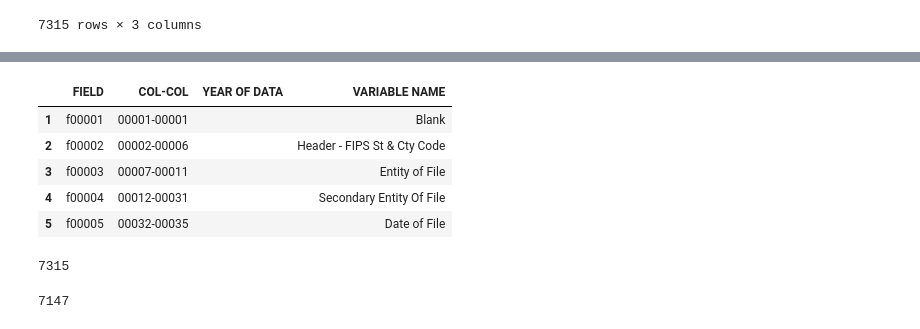
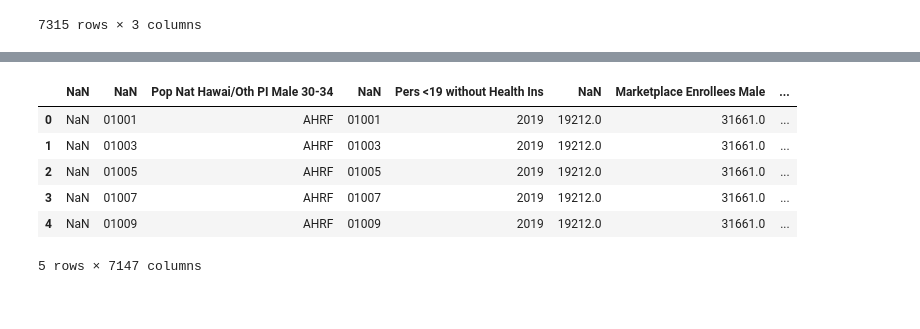
Before and after one commit to Agelf123/covid_predictions, a Jupyter notebook: code/aryeh/Covid Data Collection.ipynb, the cells around one changed output, grey strips where cells are left out. Cells and saved outputs as stored; diff of their text form; code cells hidden in the pictures.

```diff
--- a/code/aryeh/Covid Data Collection.ipynb
+++ b/code/aryeh/Covid Data Collection.ipynb
@@ -295,17 +258,19 @@ codes['FIELD'] = codes['FIELD'].str.replace('F','f')
+# %%
+codes_dict_keys = {i.strip() for i in codes['FIELD']}
+codes_dict_values = {i.strip() for i in codes['VARIABLE NAME']}
+# %%
+codes_dict = dict(zip(codes_dict_keys,codes_dict_values))
+codes_dict_keys = {key.replace('-',''): key for key in codes_dict.keys()}
+codes_dict = dict(zip(codes_dict_keys,codes_dict_values))
+# %%
+health_workers.columns = health_workers.columns.map(codes_dict)
 # %%
-codes.head()
+health_workers.head()
 # %% [output]
-|  | FIELD | COL-COL | YEAR OF DATA | VARIABLE NAME |
-| 1 | f00001 | 00001-00001 |  | Blank |
-| 2 | f00002 | 00002-00006 |  | Header - FIPS St & Cty Code |
-| 3 | f00003 | 00007-00011 |  | Entity of File |
-| 4 | f00004 | 00012-00031 |  | Secondary Entity Of File |
-| 5 | f00005 | 00032-00035 |  | Date of File |
+|  | NaN | NaN | Pop Nat Hawai/Oth PI Male 30-34 | NaN | Pers <19 without Health Ins | NaN | Marketplace Enrollees Male | ... |
+| 0 | NaN | 01001 | AHRF | 01001 | 2019 | 19212.0 | 31661.0 | ... |
+| 1 | NaN | 01003 | AHRF | 01003 | 2019 | 19212.0 | 31661.0 | ... |
+| 2 | NaN | 01005 | AHRF | 01005 | 2019 | 19212.0 | 31661.0 | ... |
+| 3 | NaN | 01007 | AHRF | 01007 | 2019 | 19212.0 | 31661.0 | ... |
+| 4 | NaN | 01009 | AHRF | 01009 | 2019 | 19212.0 | 31661.0 | ... |
+5 rows × 7147 columns
-# %%
-names = []
-for i in codes['VARIABLE NAME']:
-     names.append(i)
-
-len(names)
-# %% [output]
-7315
@@ -324,5 +276,0 @@ len()
-# %%
-len(lst)
-#health_workers.columns = health_workers.columns.replace(i,k)
-# %% [output]
-7147
```
Also changed, not shown: parts of 56 cells of this notebook, 3 other files.
